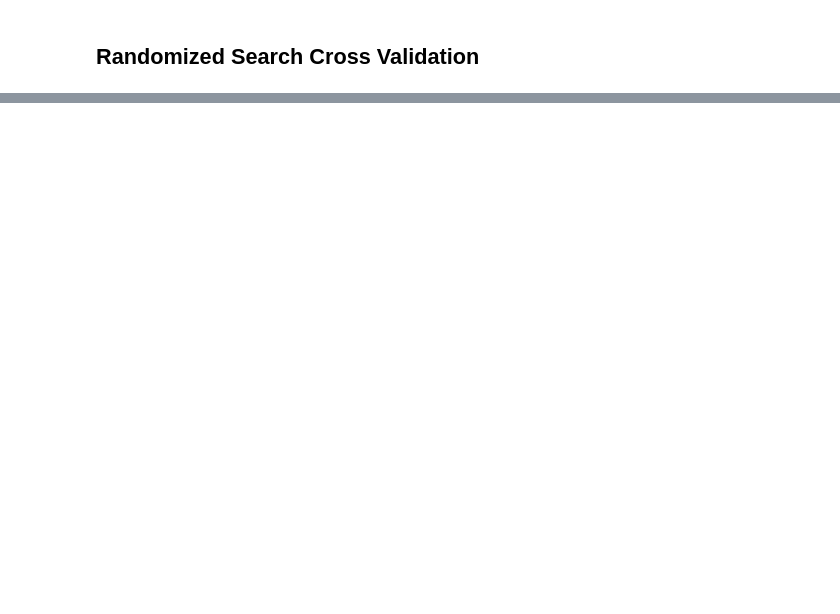
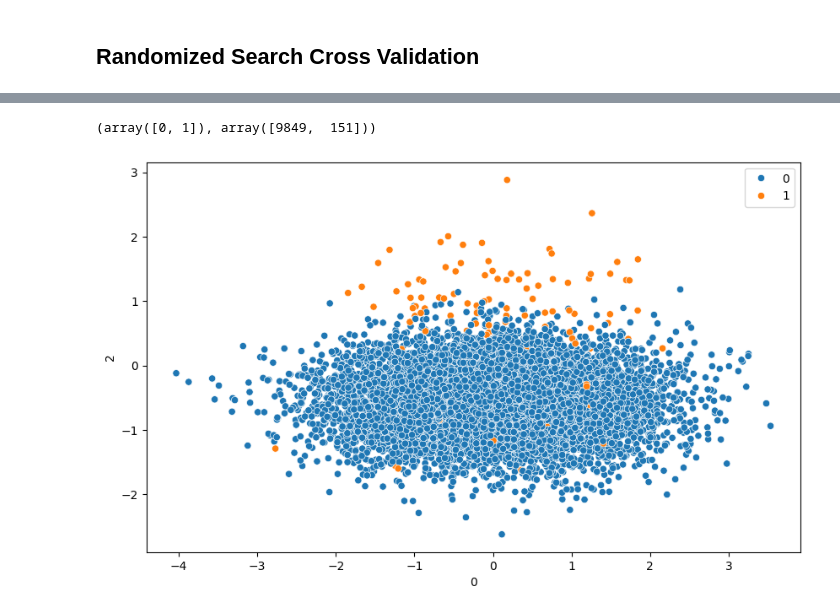
Before and after one commit to s-muhammadkamran/machine-learning, a Jupyter notebook: Classification/logistic_regression_with_tuning.ipynb, the cells around one changed output, grey strips where cells are left out. Saved outputs shown, nothing was run; the diff lists cells and outputs as text; code cells hidden in the pictures; blank space fills up the shorter version.

```diff
--- a/Classification/logistic_regression_with_tuning.ipynb
+++ b/Classification/logistic_regression_with_tuning.ipynb
@@ -523,0 +622,6 @@ weighted avg       0.90      0.90      0.90      3000
+# %%
+# Generate simulated unbalanced dataset (numpy array).
+X, y = make_classification(n_samples=10000, n_features=10, n_classes=2, n_clusters_per_class=1, weights=[0.99], random_state=4)
+X = pd.DataFrame(X)
+
+X.head(5), y[:5]
@@ -523,0 +643,15 @@ weighted avg       0.90      0.90      0.90      3000
+# %%
+# Now our dataset is not balanced. It is biased toward class 0.
+np.unique(y, return_counts=True)
+# %% [output]
+(array([0, 1]), array([9849,  151]))
+# %%
+# set figure size
+plt.figure(figsize=(10,6))
+
+sns.scatterplot(data=X, x=X[0], y=X[2], hue=y)
+# set legend location
+plt.legend(loc='upper right')
+plt.show()
+# %% [output]
+[figure, added]
```
Also changed, not shown: parts of 37 cells of this notebook.
